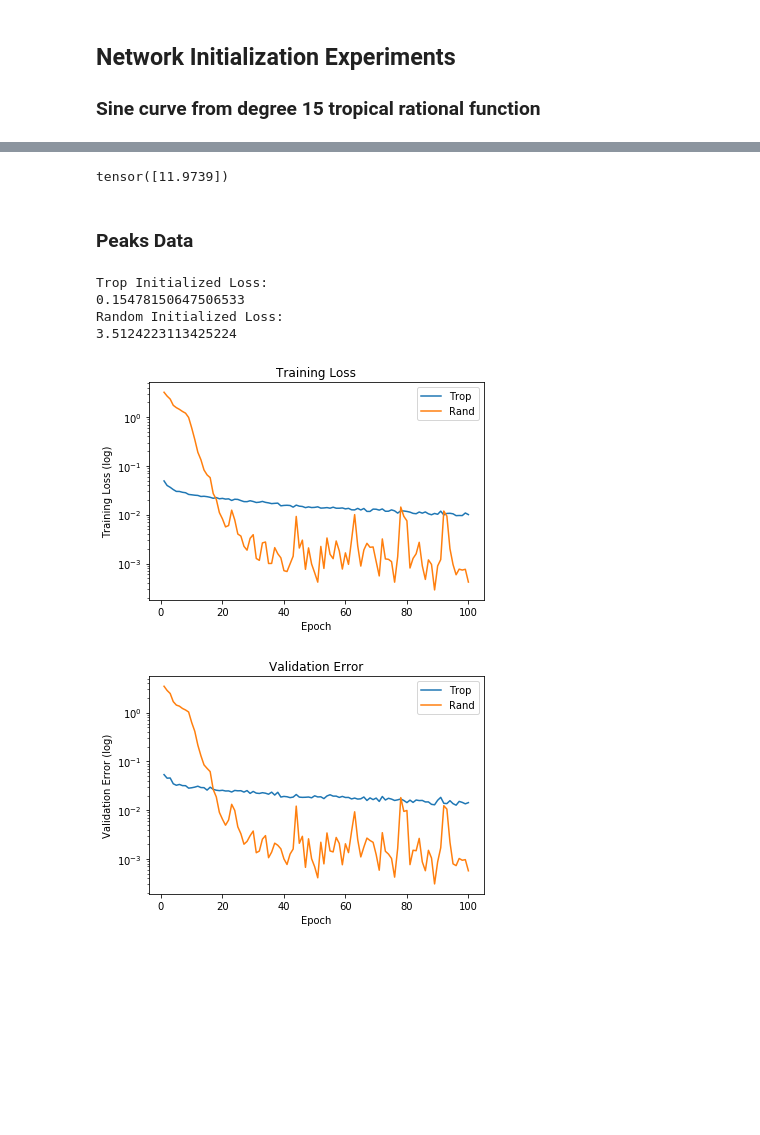
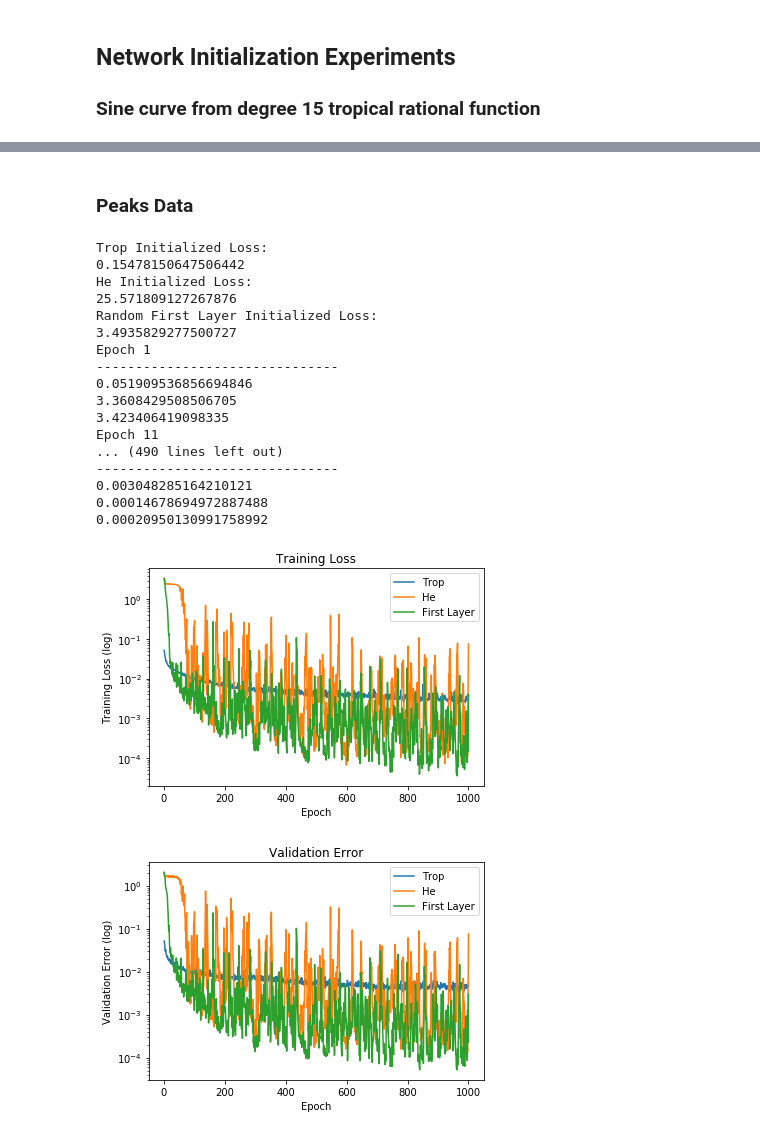
Before and after one commit to Alex-Dunbar/Tropical-Data, a Jupyter notebook: Experiments/Network Initialization.ipynb, the cells around one changed output, grey strips where cells are left out. Cells and saved outputs as stored; diff of their text form; code cells hidden in the pictures; blank space fills up the shorter version.

```diff
--- a/Experiments/Network Initialization.ipynb
+++ b/Experiments/Network Initialization.ipynb
@@ -459,21 +497,28 @@ Sin_errs_df = pd.DataFrame(Sin_errs.transpose(),columns = ['Epochs','Trop Train'
 Sin_errs_df.to_csv('Sin_NN_Errs.csv')
-# %%
-print(max(val_x))
-# %% [output]
-tensor([11.9739])
 # %% [markdown]
 ### Peaks Data
 # %%
 learning_rate_trop = 1e-7
 learning_rate_rand = 1e-4
 
+#tropical
 initialize = 1
 Peaks_Trop_Net = TropicalNet("peaks_num.csv","peaks_den.csv","peaks_ex.csv",initialize)
 Peaks_Trop_optimizer = torch.optim.Adam(Peaks_Trop_Net.parameters(), lr=learning_rate_trop)
 
+#He
 dont_initialize = 0
 Peaks_Control_Net = TropicalNet("peaks_num.csv","peaks_den.csv","peaks_ex.csv",dont_initialize)
+for i in range(0,len(Peaks_Control_Net.linear_relu_stack),2):
+    torch.nn.init.kaiming_normal_(Peaks_Control_Net.linear_relu_stack[i].weight,nonlinearity='relu')
+    torch.nn.init.zeros_(Peaks_Control_Net.linear_relu_stack[i].bias)
+
 Peaks_Control_optimizer = torch.optim.Adam(Peaks_Control_Net.parameters(), lr=learning_rate_rand)
+
+#First Layer
+dont_initialize = 0
+Peaks_Control_Net_2 = TropicalNet("peaks_num.csv","peaks_den.csv","peaks_ex.csv",dont_initialize)
+Peaks_Control_optimizer_2 = torch.optim.Adam(Peaks_Control_Net_2.parameters(), lr=learning_rate_rand)
 
 batch_size = 64
 
@@ -497,20 +542,29 @@ Peaks_Control_Net_init_pred = Peaks_Control_Net(torch.from_numpy(data_points));
 loss = loss_fn(Peaks_Control_Net_init_pred,torch.from_numpy(z))
 Peaks_Control_Net_init_loss = loss.item()
 
+Peaks_Control_Net_2_init_pred = Peaks_Control_Net_2(torch.from_numpy(data_points));
+loss = loss_fn(Peaks_Control_Net_2_init_pred,torch.from_numpy(z))
+Peaks_Control_Net_2_init_loss = loss.item()
+
 #sanity check
 print('Trop Initialized Loss:')
 loss = loss_fn(Peaks_Trop_Net(torch.from_numpy(data_points)),torch.from_numpy(z))
 print(loss.item())
 
-print('Random Initialized Loss:')
+print('He Initialized Loss:')
 loss = loss_fn(Peaks_Control_Net(torch.from_numpy(data_points)),torch.from_numpy(z))
 print(loss.item())
 
+print('Random First Layer Initialized Loss:')
+loss = loss_fn(Peaks_Control_Net_2(torch.from_numpy(data_points)),torch.from_numpy(z))
+print(loss.item())
 
-n_epochs = 100
+
+n_epochs = 1000
 epochs = np.linspace(1,n_epochs, num = n_epochs)
 Peaks_Trop_Net_loss = np.zeros(n_epochs)
 Peaks_Control_Net_loss = np.zeros(n_epochs)
+Peaks_Control_Net_2_loss = np.zeros(n_epochs)
 
 val_x = np.random.uniform(-3.0,3.0,(200,1))
 val_y = np.random.uniform(-3.0,3.0,(200,1))
@@ -524,50 +578,73 @@ val_z_tensor = torch.from_numpy(val_z)
 
 Peaks_Trop_Net_Val = np.zeros(n_epochs)
 Peaks_Control_Net_Val = np.zeros(n_epochs)
+Peaks_Control_Net_2_Val = np.zeros(n_epochs)
 
 for t in range(n_epochs):
-    #print(f"Epoch {t+1}\n-------------------------------")
 
     Peaks_Trop_Net_loss[t] = train_loop(data_points,z,batch_size, Peaks_Trop_Net, loss_fn, Peaks_Trop_optimizer)
+    Peaks_Control_Net_loss[t] = train_loop(data_points,z,batch_size, Peaks_Control_Net, loss_fn, Peaks_Control_optimizer)
+    Peaks_Control_Net_2_loss[t] = train_loop(data_points,z,batch_size, Peaks_Control_Net_2, loss_fn, Peaks_Control_optimizer_2)
 
-
-    #print(Peaks_Trop_Net_loss[t])
-    Peaks_Control_Net_loss[t] = train_loop(data_points,z,batch_size, Peaks_Control_Net, loss_fn, Peaks_Control_optimizer)
+    if t%10 == 0:
+        print(f"Epoch {t+1}\n-------------------------------")
+        print(Peaks_Trop_Net_loss[t])
+        print(Peaks_Control_Net_loss[t])
+        print(Peaks_Control_Net_2_loss[t])
 
     #Test
     val_pred = Peaks_Trop_Net(val_tensor)
     loss = loss_fn(val_pred, val_z_tensor)
     Peaks_Trop_Net_Val[t] = loss.item()
 
     val_pred = Peaks_Control_Net(val_tensor)
     loss = loss_fn(val_pred, val_z_tensor)
     Peaks_Control_Net_Val[t] = loss.item()
 
+    val_pred = Peaks_Control_Net_2(val_tensor)
+    loss = loss_fn(val_pred, val_z_tensor)
+    Peaks_Control_Net_2_Val[t] = loss.item()
+
 fig, ax12 = plt.subplots()
 ax12.semilogy(epochs,Peaks_Trop_Net_loss,label = 'Trop')
-ax12.semilogy(epochs,Peaks_Control_Net_loss,label = 'Rand')
+ax12.semilogy(epochs,Peaks_Control_Net_loss,label = 'He')
+ax12.semilogy(epochs,Peaks_Control_Net_2_loss,label = 'First Layer')
 ax12.set_xlabel('Epoch')
 ax12.set_ylabel('Training Loss (log)')
 ax12.legend()
 ax12.set_title('Training Loss')
 #plt.savefig('Peaks3131NN_train_729.pdf')
 plt.show()
 
 fig, ax_peaks_val = plt.subplots()
 ax_peaks_val.semilogy(epochs,Peaks_Trop_Net_Val, label = 'Trop')
-ax_peaks_val.semilogy(epochs,Peaks_Control_Net_Val, label = 'Rand')
+ax_peaks_val.semilogy(epochs,Peaks_Control_Net_Val, label = 'He')
+ax_peaks_val.semilogy(epochs,Peaks_Control_Net_2_Val, label = 'First Layer')
 ax_peaks_val.set_xlabel('Epoch')
 ax_peaks_val.set_ylabel('Validation Error (log)')
 ax_peaks_val.legend()
 ax_peaks_val.set_title('Validation Error')
 #plt.savefig('Peaks3131NN_test_729.pdf')
 plt.show()
 # %% [output]
 Trop Initialized Loss:
-0.15478150647506533
-Random Initialized Loss:
-3.5124223113425224
+0.15478150647506442
+He Initialized Loss:
+25.571809127267876
+Random First Layer Initialized Loss:
+3.4935829277500727
+Epoch 1
+-------------------------------
+0.051909536856694846
+3.3608429508506705
+3.423406419098335
+Epoch 11
+... (490 lines left out)
+-------------------------------
+0.003048285164210121
+0.00014678694972887488
+0.00020950130991758992
-[figure, old version]
+[figure, new version]
-[figure, old version]
+[figure, new version]
 # %%
 #Save data to create tikz plots
```
Also changed, not shown: parts of 5 cells of this notebook.
